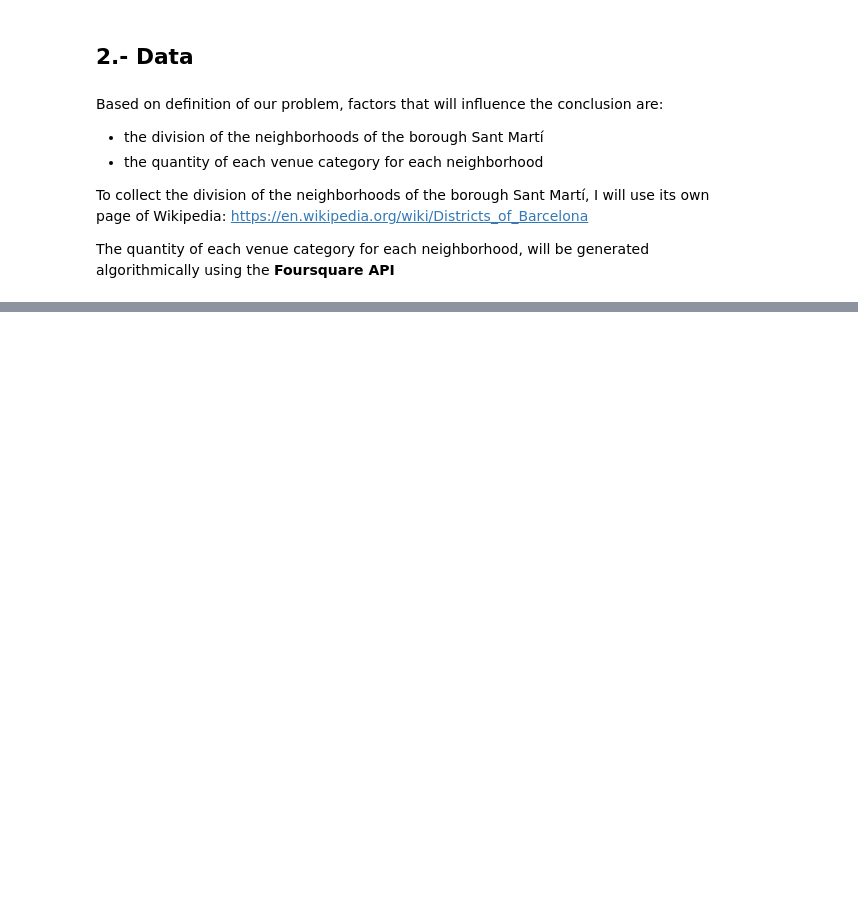
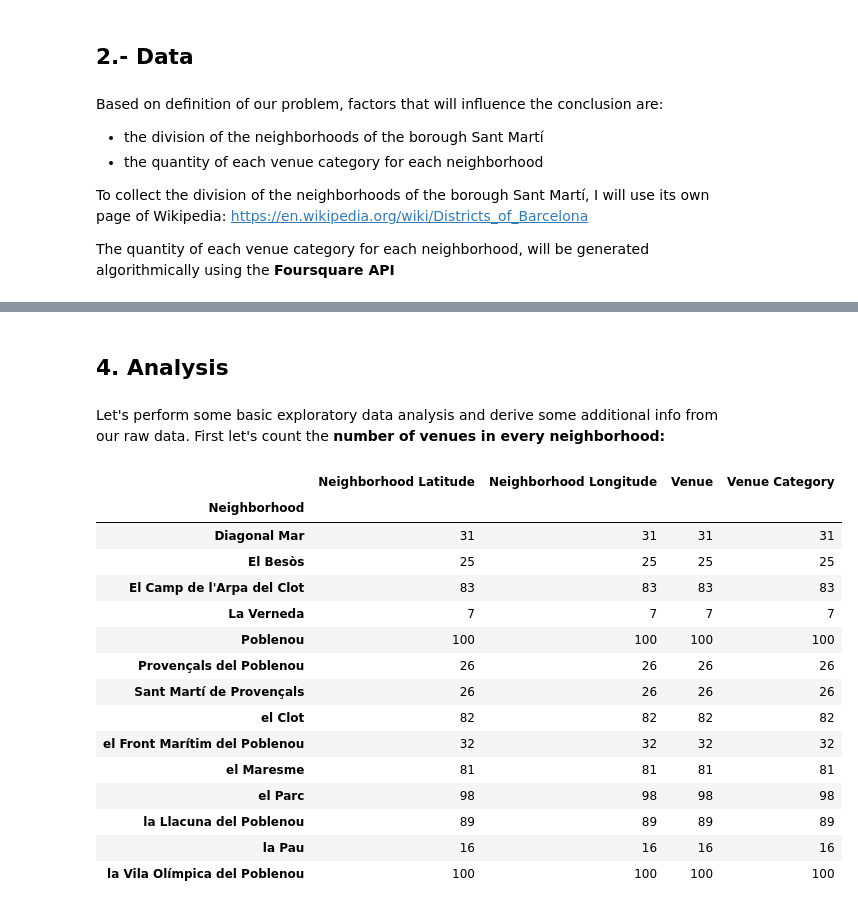
Before and after one commit to AngelMartiLink/Coursera_Capstone, a Jupyter notebook: Capstone Project - The Battle of Neighborhoods.ipynb, the cells around one changed output, grey strips where cells are left out. Saved outputs shown, nothing was run; the diff lists cells and outputs as text; code cells hidden in the pictures; blank space fills up the shorter version.

```diff
--- a/Capstone Project - The Battle of Neighborhoods.ipynb
+++ b/Capstone Project - The Battle of Neighborhoods.ipynb
@@ -30,0 +243,41 @@ The quantity of each venue category for each neighborhood, will be generated alg
+# %%
+def getNearbyVenues(names, latitudes, longitudes, radius=500):
+
+    venues_list=[]
+    for name, lat, lng in zip(names, latitudes, longitudes):
+        #print(name)
+
+        # create the API request URL
+        url = 'https://api.foursquare.com/v2/venues/explore?&client_id={}&client_secret={}&v={}&ll={},{}&radius={}&limit={}'.format(
+            CLIENT_ID,
+            CLIENT_SECRET,
+            VERSION,
+            lat,
+            lng,
+            radius,
+            limit)
+
+        # make the GET request
+        results = requests.get(url).json()["response"]['groups'][0]['items']
+
+        # return only relevant information for each nearby venue
+        venues_list.append([(
+            name,
+            lat,
+            lng,
+            v['venue']['name'],
+            v['venue']['categories'][0]['name']) for v in results])
+
+    nearby_venues = pd.DataFrame([item for venue_list in venues_list for item in venue_list])
+    nearby_venues.columns = ['Neighborhood',
+                  'Neighborhood Latitude',
+                  'Neighborhood Longitude',
+                  'Venue',
+                  'Venue Category']
+
+    return(nearby_venues)
+DataFrame_venues = getNearbyVenues(names=DataFrame['Neighborhood'],
+                                   latitudes=DataFrame['Latitude'],
+                                   longitudes=DataFrame['Longitude']
+                                  )
+DataFrame_venues.head()
@@ -30,0 +301,24 @@ The quantity of each venue category for each neighborhood, will be generated alg
+# %% [markdown]
+<h2 name="Analysis">4. Analysis</h2>
+# %% [markdown]
+Let's perform some basic exploratory data analysis and derive some additional info from our raw data.
+First let's count the **number of venues in every neighborhood:**
+# %%
+DataFrame_venues.groupby('Neighborhood').count()
+# %% [output]
+|  | Neighborhood Latitude | Neighborhood Longitude | Venue | Venue Category |
+| Neighborhood |  |  |  |  |
+| Diagonal Mar | 31 | 31 | 31 | 31 |
+| El Besòs | 25 | 25 | 25 | 25 |
+| El Camp de l'Arpa del Clot | 83 | 83 | 83 | 83 |
+| La Verneda | 7 | 7 | 7 | 7 |
+| Poblenou | 100 | 100 | 100 | 100 |
+| Provençals del Poblenou | 26 | 26 | 26 | 26 |
+| Sant Martí de Provençals | 26 | 26 | 26 | 26 |
+| el Clot | 82 | 82 | 82 | 82 |
+| el Front Marítim del Poblenou | 32 | 32 | 32 | 32 |
+| el Maresme | 81 | 81 | 81 | 81 |
+| el Parc | 98 | 98 | 98 | 98 |
+| la Llacuna del Poblenou | 89 | 89 | 89 | 89 |
+| la Pau | 16 | 16 | 16 | 16 |
+| la Vila Olímpica del Poblenou | 100 | 100 | 100 | 100 |
```
Also changed, not shown: parts of 66 cells of this notebook.
